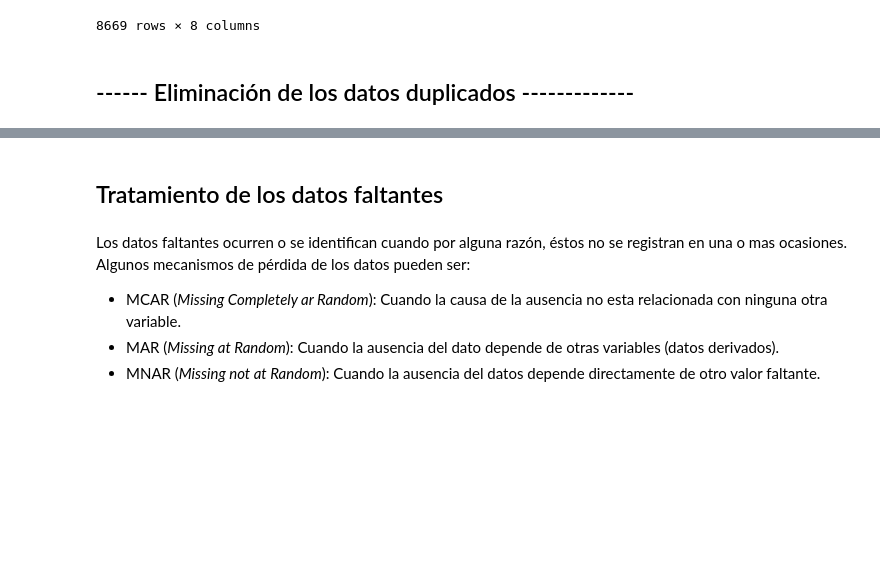
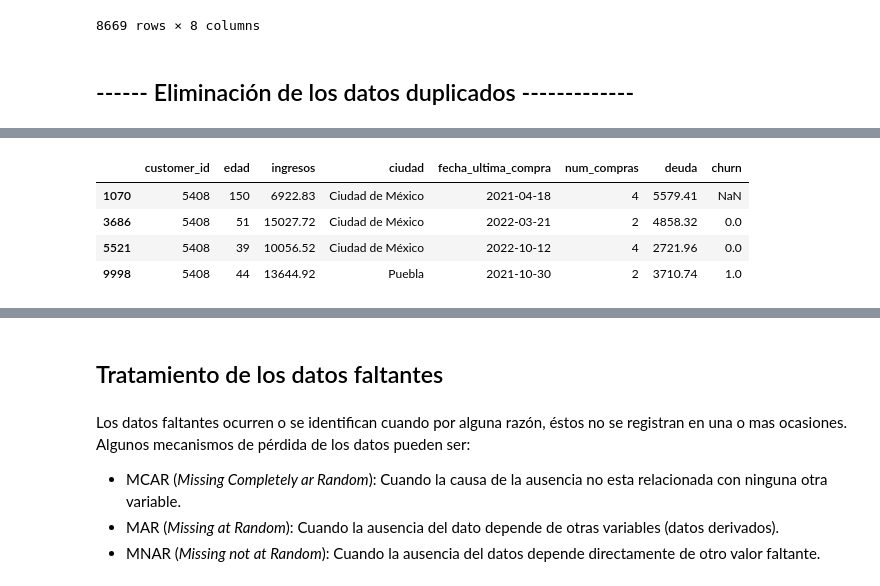
Before and after one commit to pdanielvazquez/limpieza-preprocesamiento-datos-dd-ibero-o26, a Jupyter notebook: limpieza-preprocesamiento.ipynb, the cells around one changed output, grey strips where cells are left out. Drawn from its saved outputs; the diff is of its cells as text; code cells hidden in the pictures; blank space fills up the shorter version.

```diff
--- a/limpieza-preprocesamiento.ipynb
+++ b/limpieza-preprocesamiento.ipynb
@@ -129,0 +197,9 @@ memory usage: 625.1 KB
+# %%
+# Verificando no. de registros por un cliente
+df_auxiliar[df_auxiliar["customer_id"]== 5408]
+# %% [output]
+|  | customer_id | edad | ingresos | ciudad | fecha_ultima_compra | num_compras | deuda | churn |
+| 1070 | 5408 | 150 | 6922.83 | Ciudad de México | 2021-04-18 | 4 | 5579.41 | NaN |
+| 3686 | 5408 | 51 | 15027.72 | Ciudad de México | 2022-03-21 | 2 | 4858.32 | 0.0 |
+| 5521 | 5408 | 39 | 10056.52 | Ciudad de México | 2022-10-12 | 4 | 2721.96 | 0.0 |
+| 9998 | 5408 | 44 | 13644.92 | Puebla | 2021-10-30 | 2 | 3710.74 | 1.0 |
```
Also changed, not shown: parts of 8 cells of this notebook.
